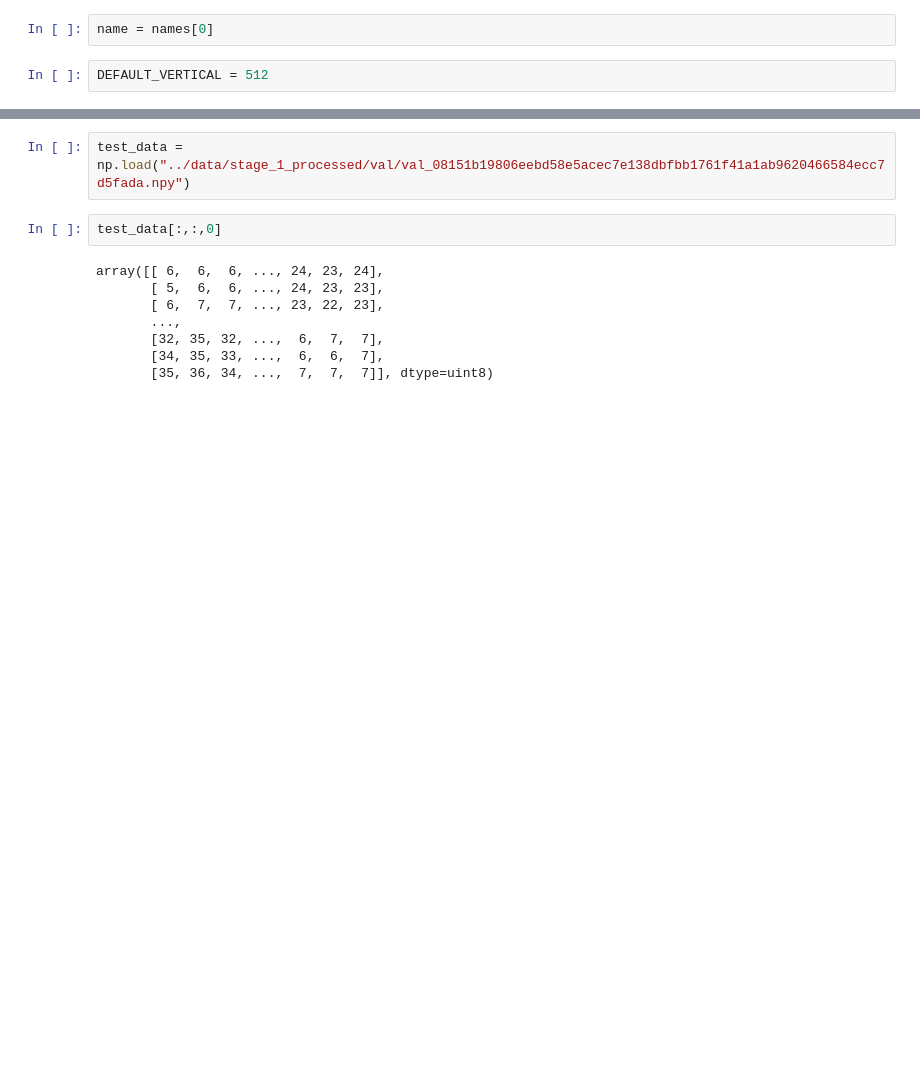
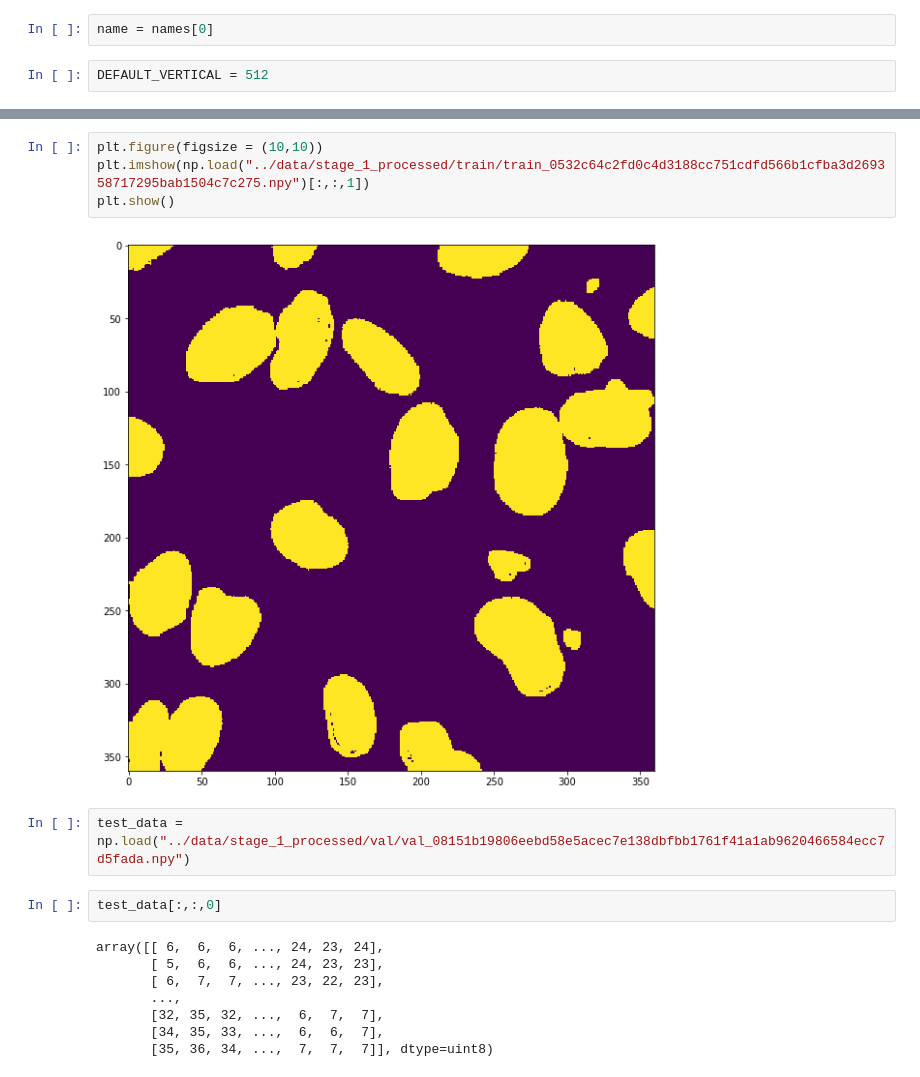
Before and after one commit to rykachevskiy/ds_bowl_2018, a Jupyter notebook: notebooks/investigator.ipynb, the cells around one changed output, grey strips where cells are left out. Saved outputs shown, nothing was run; the diff lists cells and outputs as text; blank space fills up the shorter version.

```diff
--- a/notebooks/investigator.ipynb
+++ b/notebooks/investigator.ipynb
@@ -65,5 +71,11 @@ im_w_mask_list = process_data(val_names[:], prefix='val')
 # %% [output]
 A Jupyter Widget
+# %%
+plt.figure(figsize = (10,10))
+plt.imshow(np.load("../data/stage_1_processed/train/train_0532c64c2fd0c4d3188cc751cdfd566b1cfba3d269358717295bab1504c7c275.npy")[:,:,1])
+plt.show()
+# %% [output]
+[figure, added]
 # %%
 test_data = np.load("../data/stage_1_processed/val/val_08151b19806eebd58e5acec7e138dbfbb1761f41a1ab9620466584ecc7d5fada.npy")
 # %%
```
Also changed, not shown: parts of 5 cells of this notebook, 3 other files.
